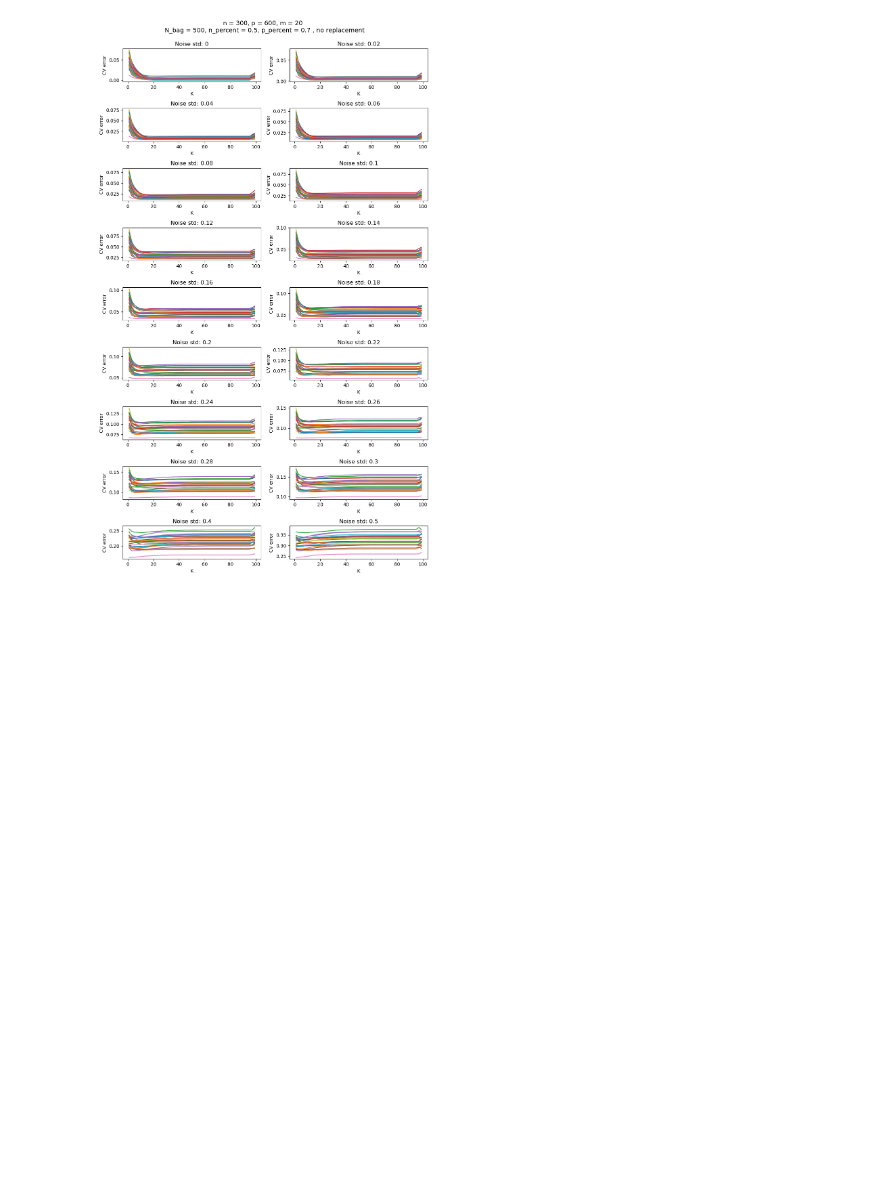
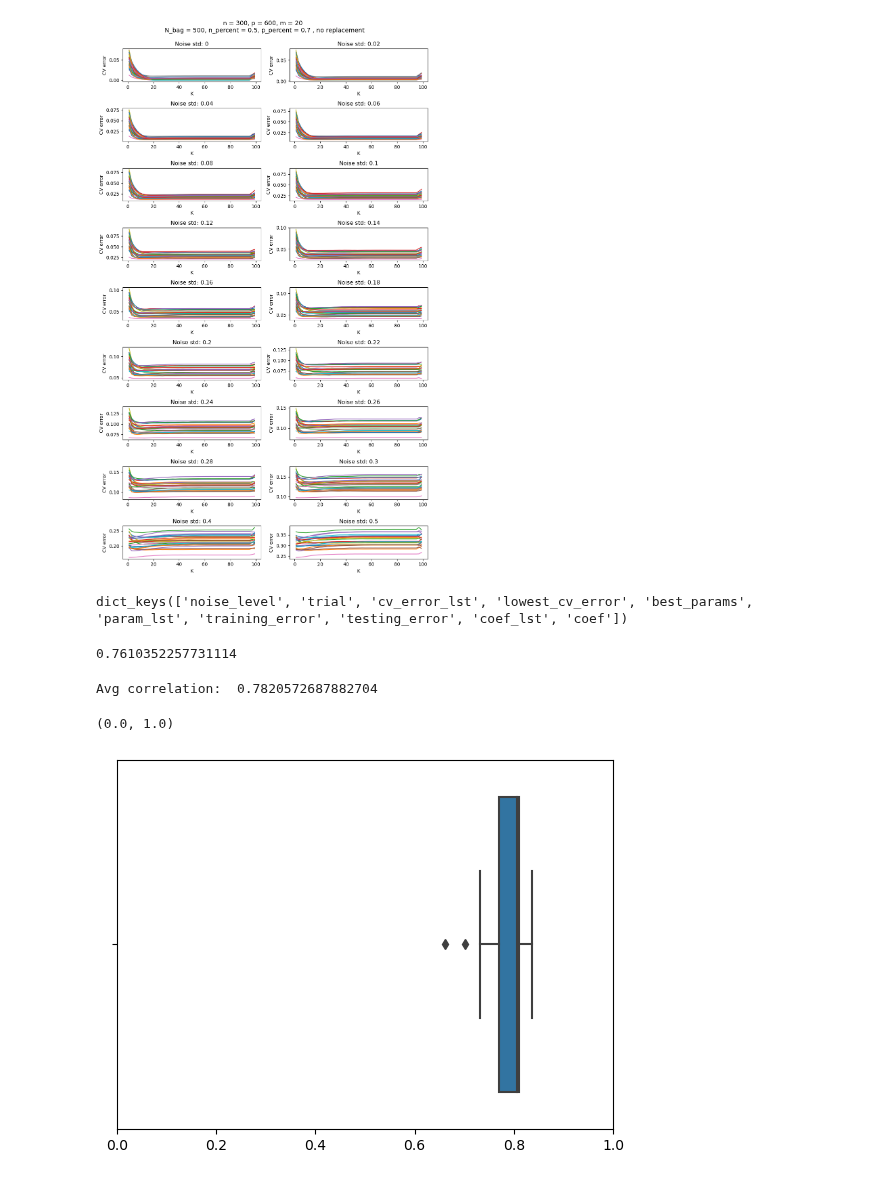
Before and after one commit to sleepysunny311/Projection_Pursuit_Summer, a Jupyter notebook: sty/res/res.ipynb, the cells around one changed output. Cells and saved outputs as stored; diff of their text form; code cells hidden in the pictures; blank space fills up the shorter version.

```diff
--- a/sty/res/res.ipynb
+++ b/sty/res/res.ipynb
@@ -473,3 +473,37 @@ plot_K_error_all_noise(bomp_results_0809, col_num = 2, figsize = (10, 16))
 plot_K_error_all_noise(bomp_results_0507, col_num = 2, figsize = (10, 16))
 # %% [output]
 [figure]
+# %%
+with open("gs_nr_300_600_20_08_09_corr20230724-161418.pkl", "rb") as f:
+    res_log_corr = pkl.load(f)
+
+res_log_corr_log = res_log_corr[0]["log"]
+# %%
+res_log_corr_log[0].keys()
+# %% [output]
+dict_keys(['noise_level', 'trial', 'cv_error_lst', 'lowest_cv_error', 'best_params', 'param_lst', 'training_error', 'testing_error', 'coef_lst', 'coef'])
+# %%
+coef_lst = res_log_corr_log[3]['coef_lst']
+corr = np.corrcoef(coef_lst)
+avg_corr = np.mean(corr)
+avg_corr
+# %% [output]
+0.7610352257731114
+# %%
+avg_corr_lst = []
+for i in range(len(res_log_corr_log)):
+    coef_lst = res_log_corr_log[i]['coef_lst']
+    corr = np.corrcoef(coef_lst)
+    avg_corr = np.mean(corr)
+    avg_corr_lst.append(avg_corr)
+
+print("Avg correlation: ", np.mean(avg_corr_lst))
+# %% [output]
+Avg correlation:  0.7820572687882704
+# %%
+import seaborn as sns
+sns.boxplot(x=avg_corr_lst)
+plt.xlim(0, 1)
+# %% [output]
+(0.0, 1.0)
+[figure, added]
```
Also changed, not shown: 8 other files.
